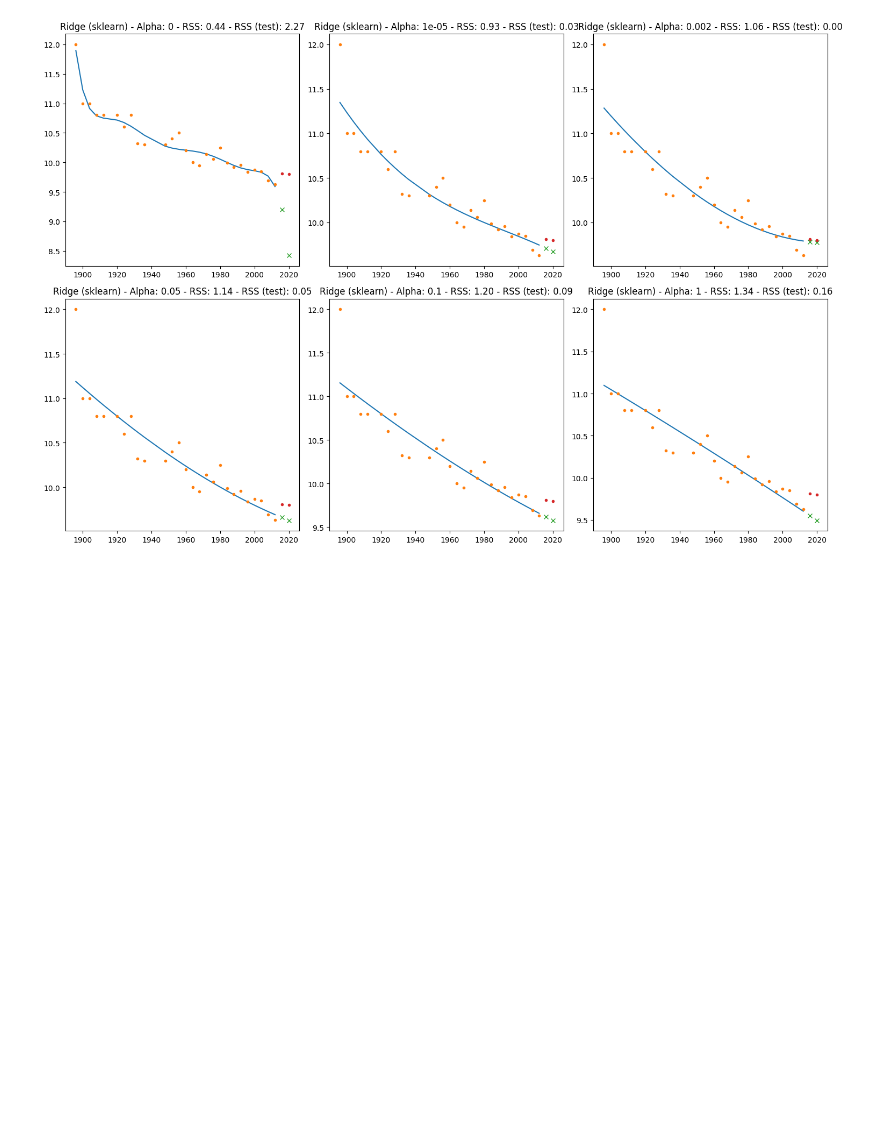
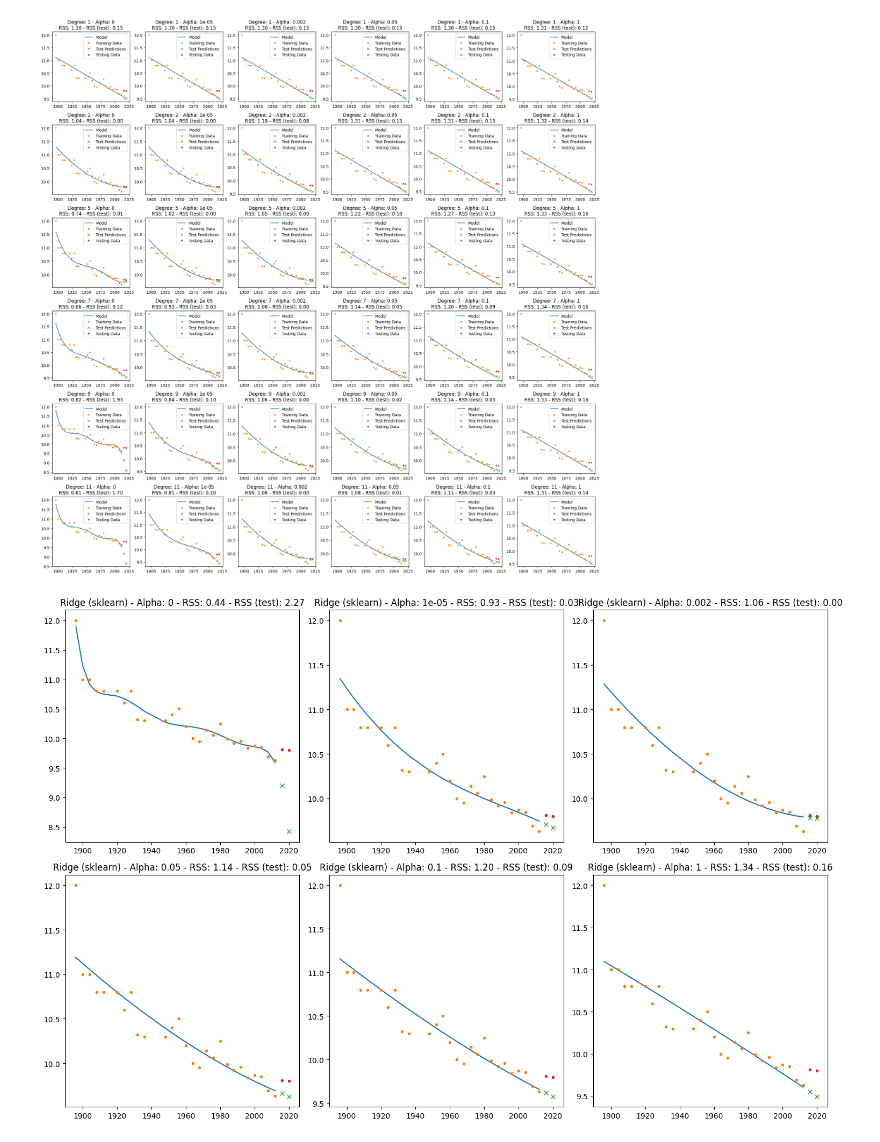
Before and after one commit to oscarahalvorsen/malisProj3, a Jupyter notebook: Ridge.ipynb, the cells around one changed output. Saved outputs shown, nothing was run; the diff lists cells and outputs as text; code cells hidden in the pictures; blank space fills up the shorter version.

```diff
--- a/Ridge.ipynb
+++ b/Ridge.ipynb
@@ -73,3 +24,61 @@ alpha: 1 gives W: [-4.32149978e-16 -1.30621767e-01 -1.08510109e-01 -8.65980794e-
+# %%
+# Load the dataset
+ds = pd.read_csv('olympics_100m.csv', sep=',')
+
+# Split the dataset into training and testing sets
+training, testing = ds[:-2], ds[-2:]
+
+# Prepare the training and testing data
+X_train = training['Year'].values.reshape(-1,1)
+y_train = training['Time'].values
+X_test = testing['Year'].values.reshape(-1,1)
+y_test = testing['Time'].values
+
+# Set the figure size for the plots
+plt.rcParams['figure.figsize'] = [15, 10]
+
+# Define the alphas and degrees
+alphas = [0, 0.00001, 0.002, 0.05, 0.1, 1]
+degrees = [1, 2, 5, 7, 9, 11]
+
+# Create subplots
+fig, axs = plt.subplots(len(degrees), len(alphas), figsize=(20, 20))
+
+for i, degree in enumerate(degrees):
+    for j, alpha in enumerate(alphas):
+        # Create polynomial features
+        poly = PolynomialFeatures(degree)
+        X_train_poly = poly.fit_transform(X_train)
+        X_test_poly = poly.transform(X_test)
+
+        # Standardize the features (excluding the bias term)
+        scaler = StandardScaler()
+        X_train_poly[:,1:] = scaler.fit_transform(X_train_poly[:,1:])
+        X_test_poly[:,1:] = scaler.transform(X_test_poly[:,1:])
+
+        # Perform ridge regression
+        w = ridge_regression(X_train_poly, y_train - y_train.mean(), alpha)
+        y_hat_train = np.dot(X_train_poly, w) + y_train.mean()
+        y_hat_test = np.dot(X_test_poly, w) + y_train.mean()
+
+        # Calculate the Residual Sum of Squares (RSS)
+        rss_train = np.sum((y_train - y_hat_train) ** 2)
+        rss_test = np.sum((y_test - y_hat_test) ** 2)
+
+        # Plot the results
+        ax = axs[i, j]
+        ax.plot(X_train[:,0], y_hat_train, label='Model')
+        ax.plot(X_train[:,0], y_train, '.', label='Training Data')
+        ax.plot(X_test[:,0], y_hat_test, 'x', label='Test Predictions')
+        ax.plot(X_test[:,0], y_test, '.', label='Testing Data')
+        ax.set_title(f'Degree: {degree} - Alpha: {alpha}\nRSS: {rss_train:.2f} - RSS (test): {rss_test:.2f}')
+        ax.legend()
+
+# Adjust layout
+plt.tight_layout()
+plt.show()
+# %% [output]
+[figure, added]
 # %%
 from sklearn.linear_model import Ridge
 
```
Also changed, not shown: parts of 1 cell of this notebook, 2 other files.
